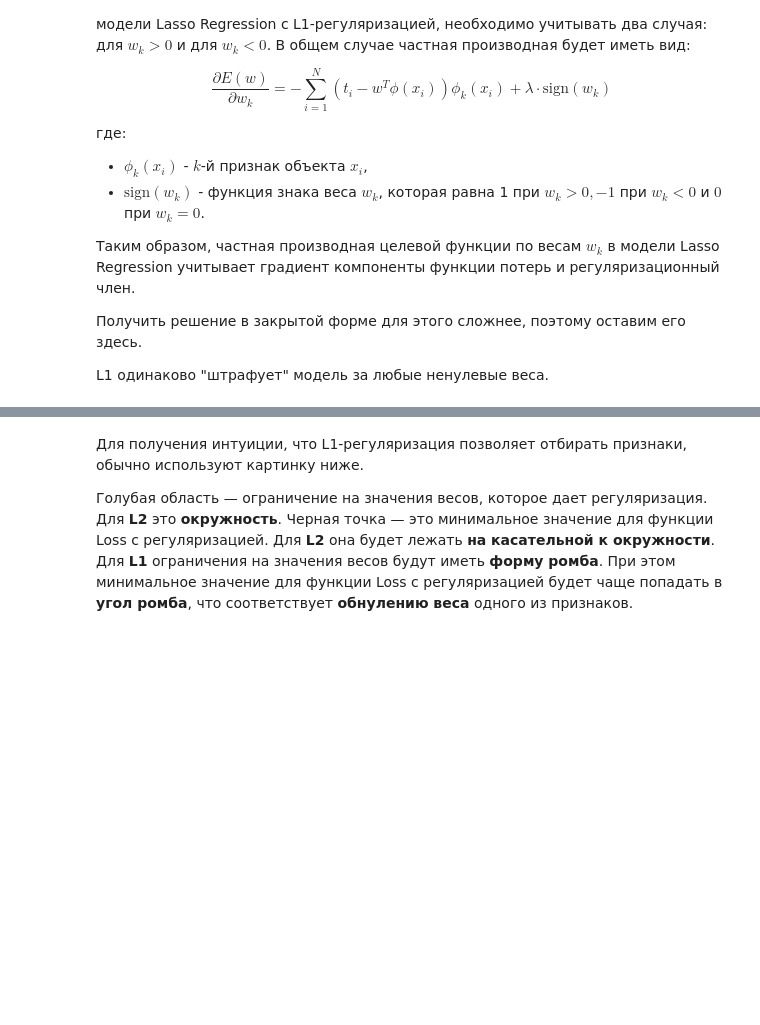
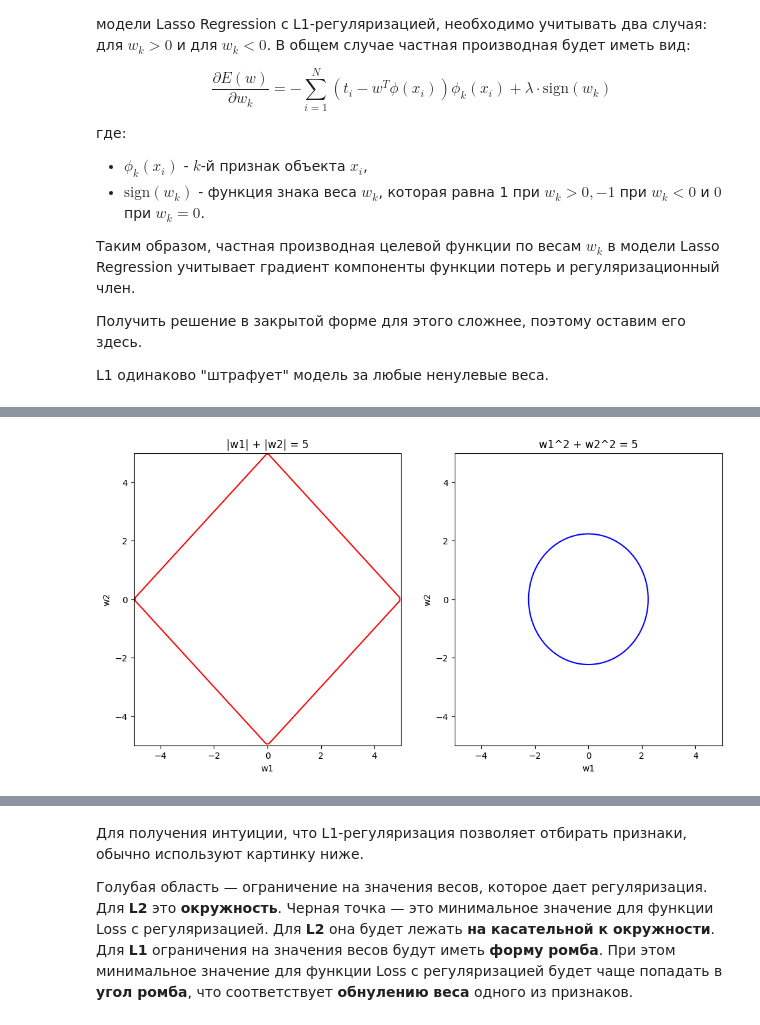
Before and after one commit to CodeHunterOfficial/Data-Mining, a Jupyter notebook: 01.LinearModels. Regression/Lecture_1_1_Regularization.ipynb, the cells around one changed output, grey strips where cells are left out. Saved outputs shown, nothing was run; the diff lists cells and outputs as text; code cells hidden in the pictures; blank space fills up the shorter version.

```diff
--- a/01.LinearModels. Regression/Lecture_1_1_Regularization.ipynb
+++ b/01.LinearModels. Regression/Lecture_1_1_Regularization.ipynb
@@ -328,0 +420,36 @@ L1 одинаково "штрафует" модель за любые ненул
+# %%
+import numpy as np
+import matplotlib.pyplot as plt
+
+# Создаем сетку значений w1 и w2
+w1 = np.linspace(-5, 5, 100)
+w2 = np.linspace(-5, 5, 100)
+W1, W2 = np.meshgrid(w1, w2)
+
+# Задаем значение c
+c = 5
+
+# Вычисляем значения для |w1| + |w2| = c
+Z1 = np.abs(W1) + np.abs(W2)
+
+# Вычисляем значения для w1^2 + w2^2 = c
+Z2 = W1**2 + W2**2
+
+# Строим контурные графики
+plt.figure(figsize=(12, 6))
+
+plt.subplot(1, 2, 1)
+plt.contour(W1, W2, Z1, levels=[c], colors='r')
+plt.xlabel('w1')
+plt.ylabel('w2')
+plt.title('|w1| + |w2| = {}'.format(c))
+
+plt.subplot(1, 2, 2)
+plt.contour(W1, W2, Z2, levels=[c], colors='b')
+plt.xlabel('w1')
+plt.ylabel('w2')
+plt.title('w1^2 + w2^2 = {}'.format(c))
+
+plt.show()
+# %% [output]
+[figure, added]
```
Also changed, not shown: parts of 12 cells of this notebook.
